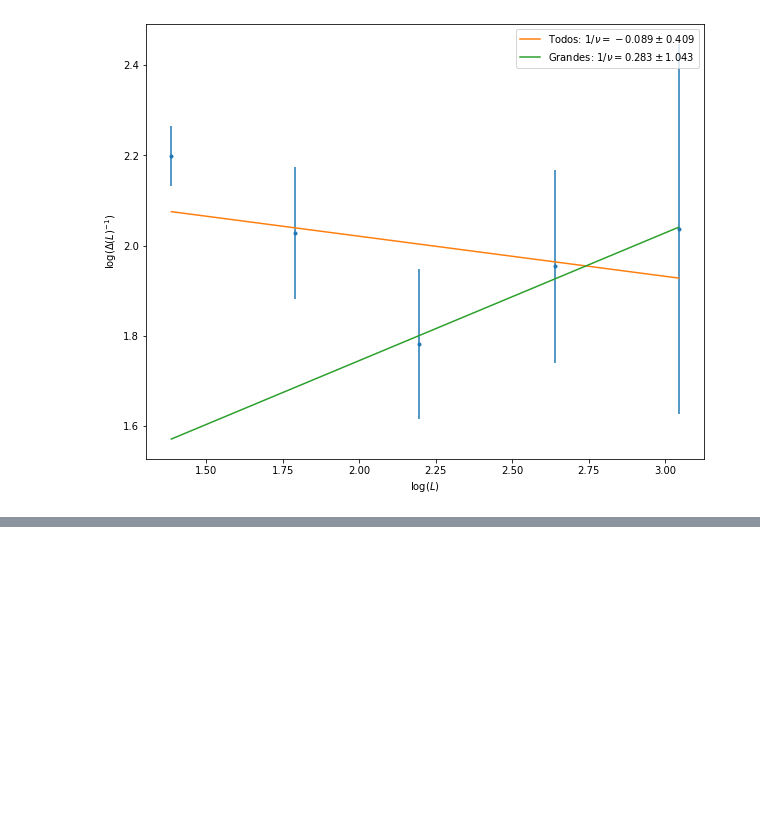
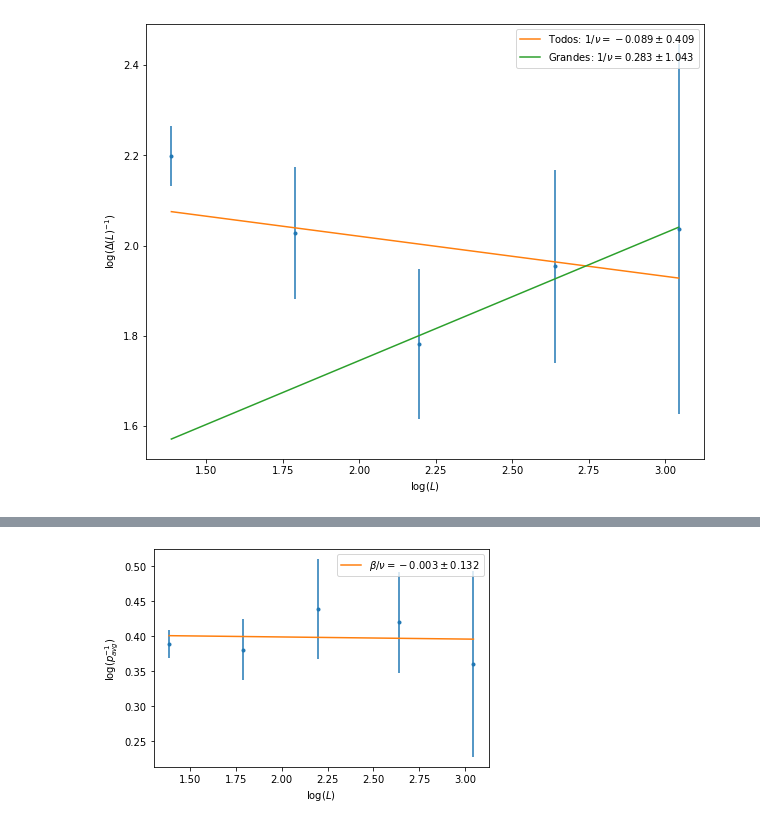
Before and after one commit to jbbenavidesr/percolation-study, a Jupyter notebook: analysis.ipynb, the cells around one changed output, grey strips where cells are left out. Cells and saved outputs as stored; diff of their text form; code cells hidden in the pictures; blank space fills up the shorter version.

```diff
--- a/analysis.ipynb
+++ b/analysis.ipynb
@@ -225,0 +226,26 @@ plt.savefig("images/crit_jigsaw.png")
+# %%
+log_l = [np.log(size) for size in data_no_borders]
+log_avg = [np.log(1 / data_no_borders[size]["avg"]) for size in data_no_borders]
+log_err = [
+    np.abs(-1 * data_no_borders[size]["avg_err"] / data_no_borders[size]["avg"])
+    for size in data_no_borders
+]
+
+linear_model, slope_err, intercept_err = analysis.linear_fit_error(
+    log_l[:], log_avg[:], y_err=log_err[:]
+)
+lin_func = np.poly1d(linear_model)
+
+plt.close()
+plt.errorbar(log_l, log_avg, yerr=log_err, linestyle="none", marker=".")
+plt.plot(
+    log_l,
+    lin_func(log_l),
+    label=rf"$\beta /\nu= {linear_model[0].round(3)} \pm {slope_err.round(3)}$",
+)
+plt.xlabel(r"$\log (L)$")
+plt.ylabel(r"$\log ( p_{avg}^{-1})$")
+plt.legend()
+plt.savefig("images/beta_jigsaw.png")
+# %% [output]
+[figure, added]
```
Also changed, not shown: parts of 2 cells of this notebook, 2 other files.
